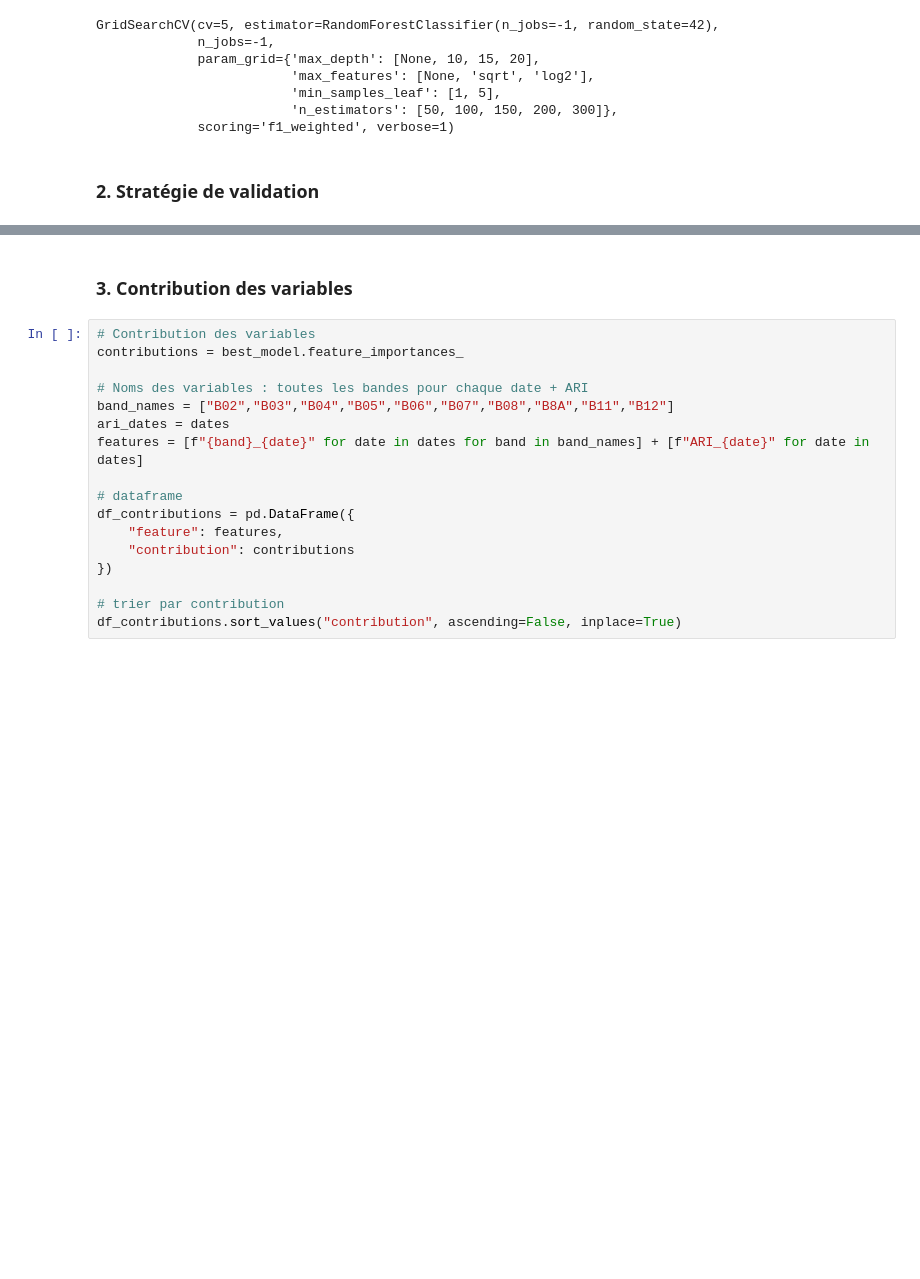
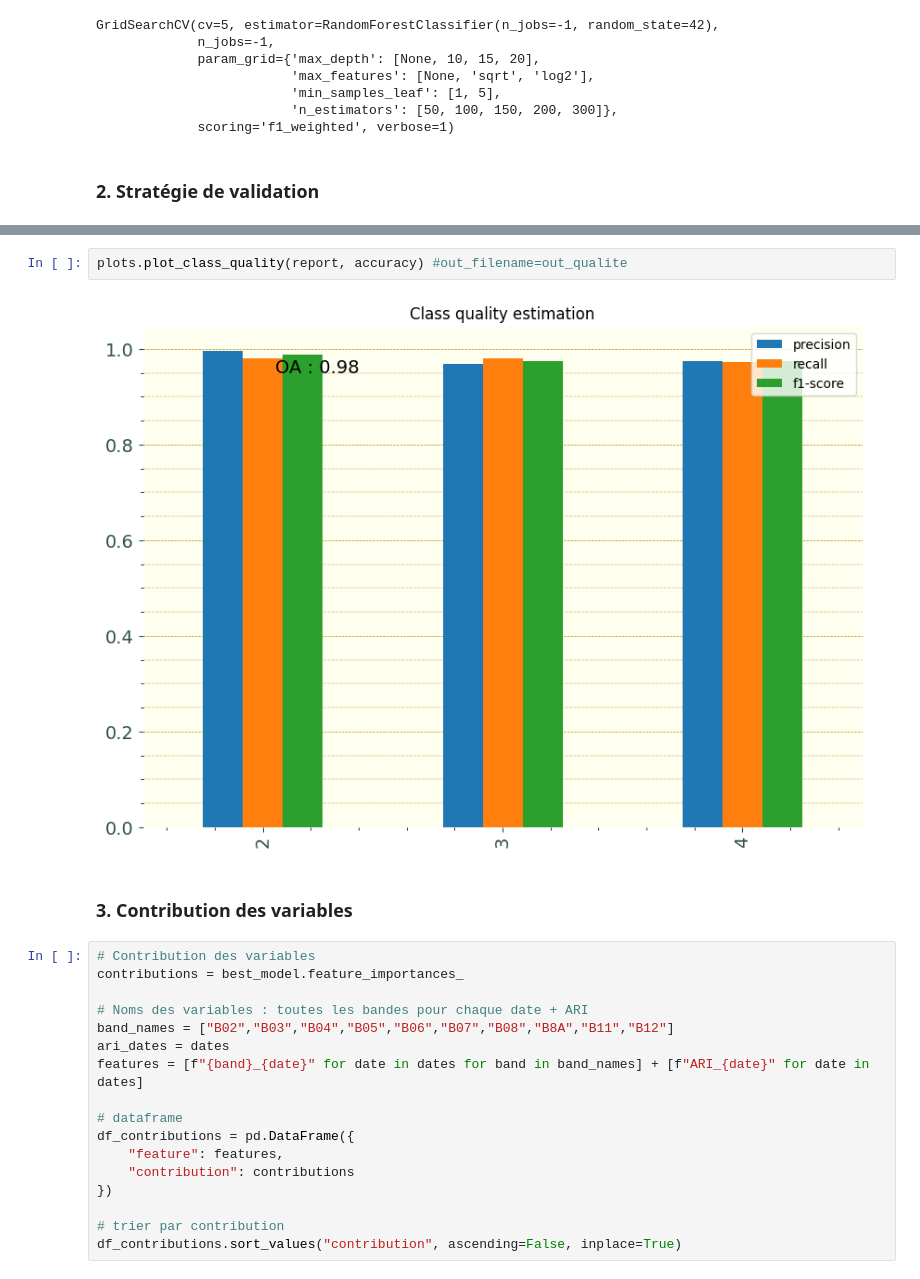
Before and after one commit to marion-billy/projet_telea_landes, a Jupyter notebook: projet_telea_BILLY_MARION.ipynb, the cells around one changed output, grey strips where cells are left out. Saved outputs shown, nothing was run; the diff lists cells and outputs as text; blank space fills up the shorter version.

```diff
--- a/projet_telea_BILLY_MARION.ipynb
+++ b/projet_telea_BILLY_MARION.ipynb
@@ -487,3 +607,7 @@ Top 10 combinaisons d'hyperparamètres :
+# %%
+plots.plot_class_quality(report, accuracy) #out_filename=out_qualite
+# %% [output]
+[figure, added]
 # %% [markdown]
 ### 3. Contribution des variables
 # %%
```
Also changed, not shown: parts of 12 cells of this notebook.
